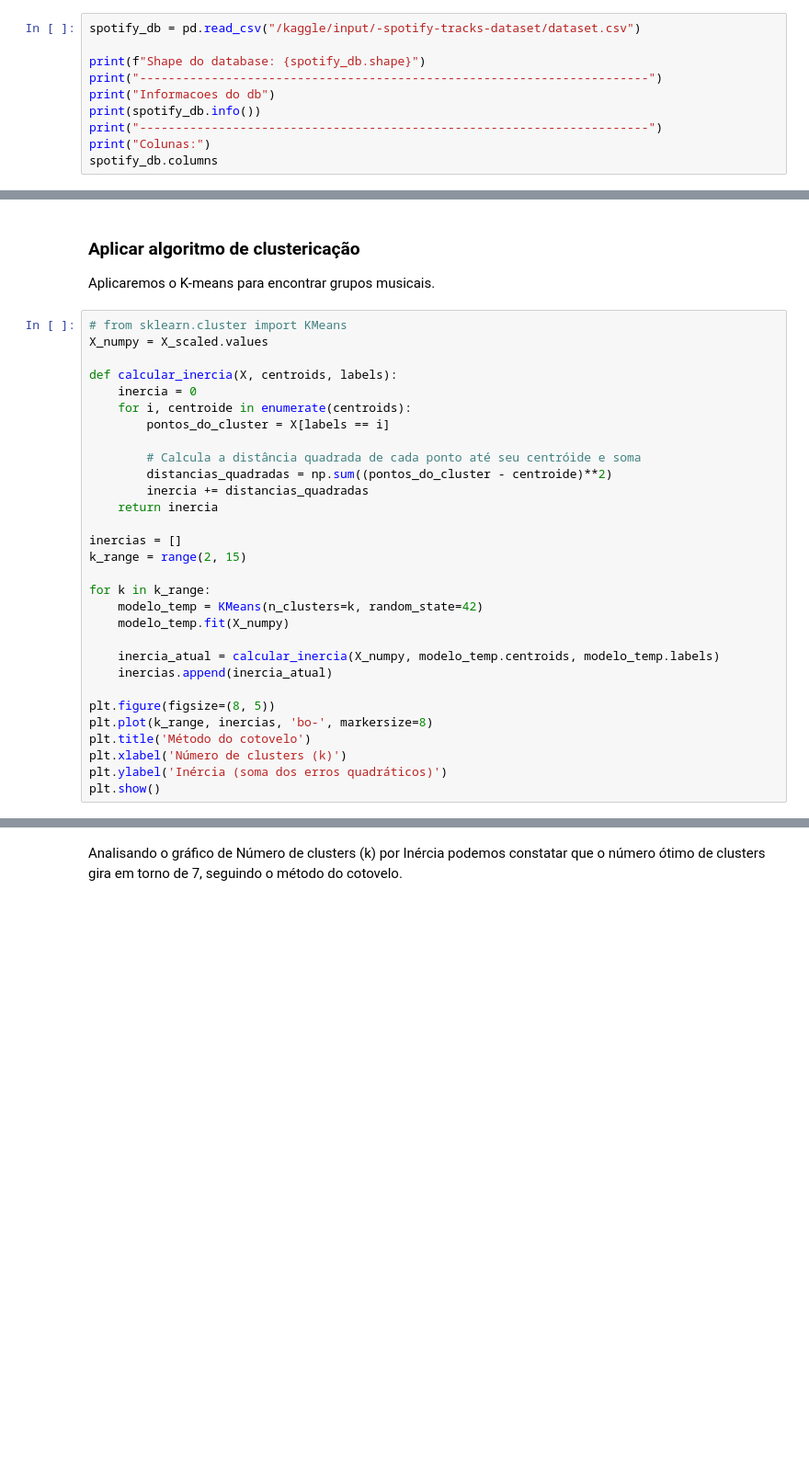
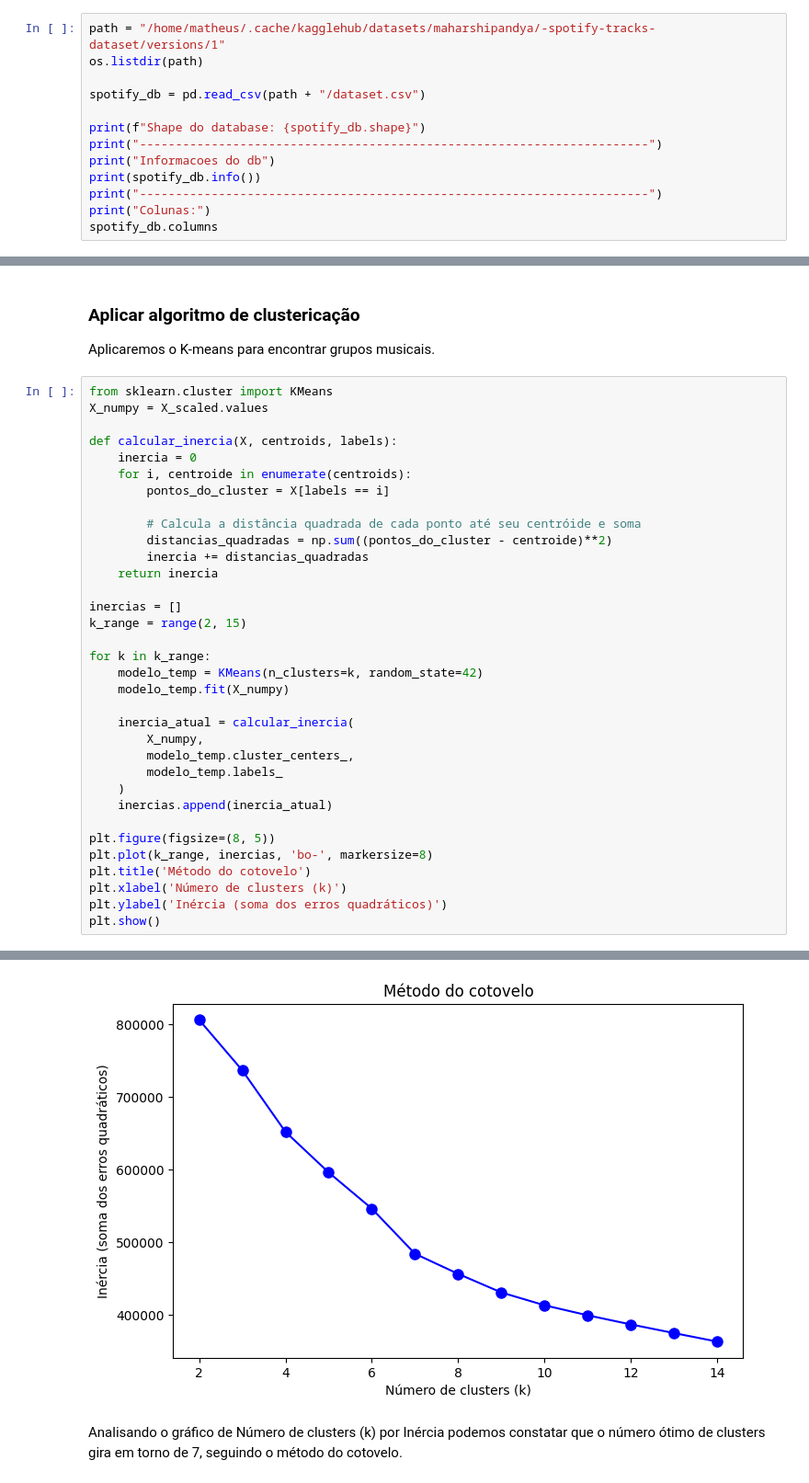
Before and after one commit to MatheusRegoDev/AMnS-projects-2025.2-BTI-UFRN, a Jupyter notebook: AMnS_Unid_III_Exercicio.ipynb, the cells around one changed output, grey strips where cells are left out. Shown at 92% size. Cells and saved outputs as stored; diff of their text form; blank space fills up the shorter version.

Commit message:
- Fix: Correção dos algoritmos de reduc e clusters

```diff
--- a/AMnS_Unid_III_Exercicio.ipynb
+++ b/AMnS_Unid_III_Exercicio.ipynb
@@ -54,7 +72,10 @@ Path to dataset files: /kaggle/input/-spotify-tracks-dataset
 # %% [markdown]
 ### Explorando o dataset
 # %%
-spotify_db = pd.read_csv("/kaggle/input/-spotify-tracks-dataset/dataset.csv")
+path = "/home/matheus/.cache/kagglehub/datasets/maharshipandya/-spotify-tracks-dataset/versions/1"
+os.listdir(path)
+
+spotify_db = pd.read_csv(path + "/dataset.csv")
 
 print(f"Shape do database: {spotify_db.shape}")
 print("-----------------------------------------------------------------------")
@@ -529,7 +233,7 @@ plt.show()
 
 Aplicaremos o K-means para encontrar grupos musicais.
 # %%
-# from sklearn.cluster import KMeans
+from sklearn.cluster import KMeans
 X_numpy = X_scaled.values
 
 def calcular_inercia(X, centroids, labels):
@@ -549,7 +253,11 @@ for k in k_range:
     modelo_temp = KMeans(n_clusters=k, random_state=42)
     modelo_temp.fit(X_numpy)
 
-    inercia_atual = calcular_inercia(X_numpy, modelo_temp.centroids, modelo_temp.labels)
+    inercia_atual = calcular_inercia(
+        X_numpy,
+        modelo_temp.cluster_centers_,
+        modelo_temp.labels_
+    )
     inercias.append(inercia_atual)
 
 plt.figure(figsize=(8, 5))
@@ -563,3 +270,4 @@ AttributeError: 'KMeans' object has no attribute 'centroids'
+[figure, added]
 # %% [markdown]
 Analisando o gráfico de Número de clusters (k) por Inércia podemos constatar que o número ótimo de clusters gira em torno de 7, seguindo o método do cotovelo.
 # %%
```
Also changed, not shown: parts of 11 cells of this notebook.
